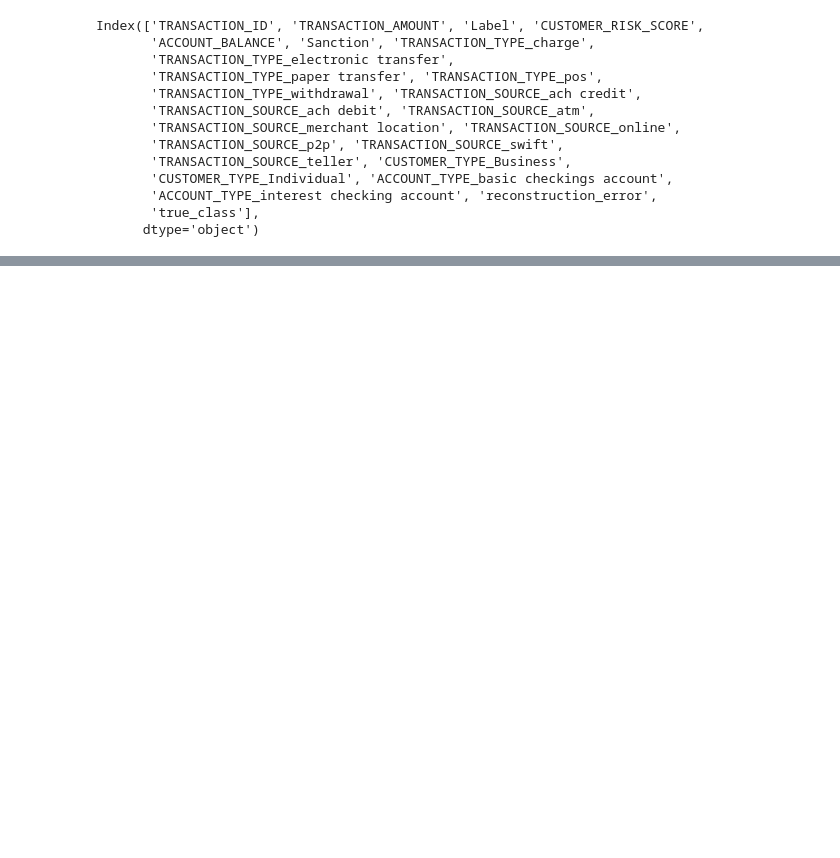
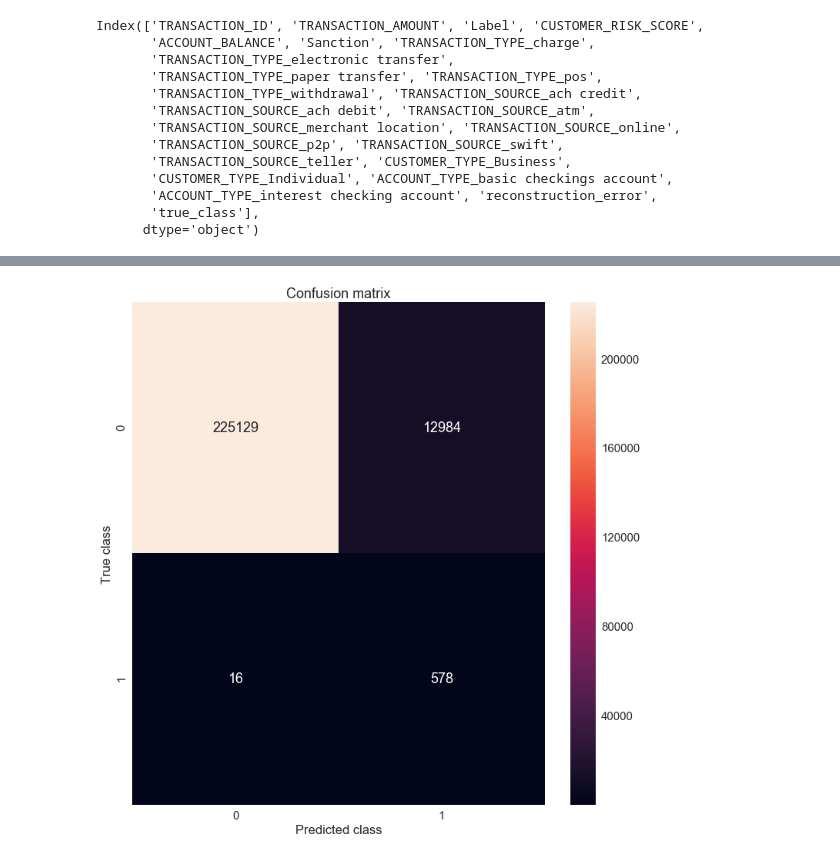
Before and after one commit to Charlio/anti-money-laundering, a Jupyter notebook: autoencoder-approach.ipynb, the cells around one changed output, grey strips where cells are left out. Cells and saved outputs as stored; diff of their text form; code cells hidden in the pictures; blank space fills up the shorter version.

```diff
--- a/autoencoder-approach.ipynb
+++ b/autoencoder-approach.ipynb
@@ -711,7 +849,6 @@ len(reduced_group6.columns)
 # %%
-input_layer = Input(shape=(22, ))
-encoder = Dense(20, activation="tanh")(input_layer)
-encoder = Dense(18, activation="tanh")(encoder)
+input_layer = Input(shape=(20, ))
+encoder = Dense(18, activation="tanh")(input_layer)
 encoder = Dense(16, activation="tanh")(encoder)
 encoder = Dense(14, activation="tanh")(encoder)
 encoder = Dense(12, activation="tanh")(encoder)
@@ -730,7 +867,6 @@ decoder = Dense(14, activation='tanh')(encoder)
 decoder = Dense(16, activation='tanh')(decoder)
 decoder = Dense(18, activation='tanh')(encoder)
 decoder = Dense(20, activation='tanh')(encoder)
-decoder = Dense(22, activation='relu')(decoder)
 
 autoencoder6 = Model(inputs=input_layer, outputs=decoder)
 
@@ -741,8 +877,8 @@ autoencoder6.compile(optimizer=adam, loss='mean_squared_error')
 
 reduce_group6_train = reduced_group6.values
 # %%
-nb_epoch = 1
-batch_size = 32
+nb_epoch = 3
+batch_size = 16
 checkpointer = ModelCheckpoint(filepath="model_small6.h5",
                                verbose=0,
                                save_best_only=True)
@@ -775,0 +922,14 @@ plt.show();
+# %%
+threshold = 0.13
+
+from sklearn.metrics import confusion_matrix
+y_pred_6 = [1 if e > threshold else 0 for e in error_df_6.reconstruction_error.values]
+conf_matrix = confusion_matrix(error_df_6.true_class, y_pred_6)
+plt.figure(figsize=(12, 12))
+sns.heatmap(conf_matrix, xticklabels=[0, 1], yticklabels=[0, 1], annot=True, fmt="d");
+plt.title("Confusion matrix")
+plt.ylabel('True class')
+plt.xlabel('Predicted class')
+plt.show()
+# %% [output]
+[figure, added]
```
Also changed, not shown: parts of 16 cells of this notebook.
